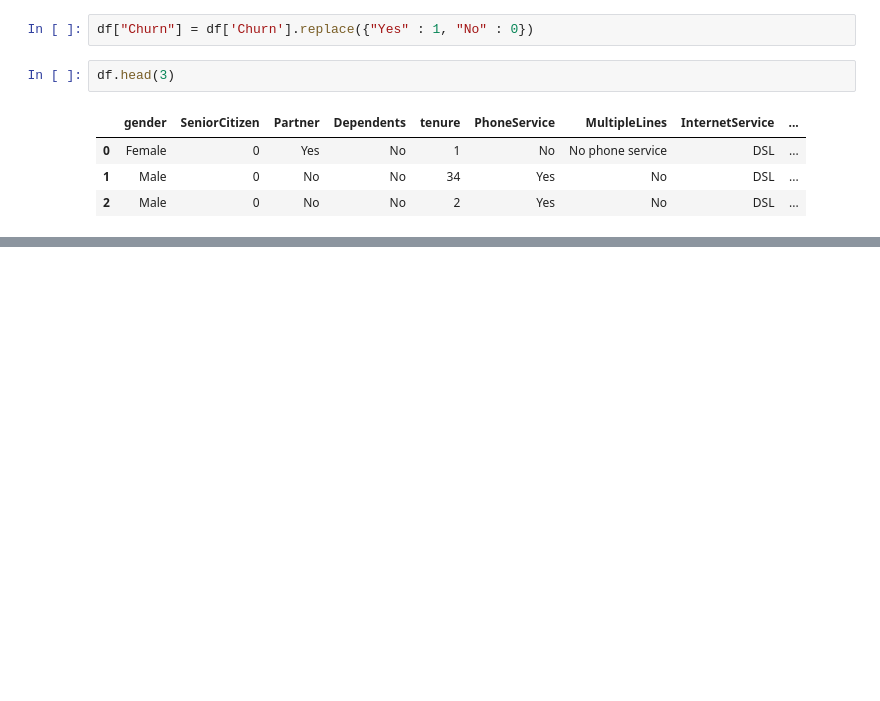
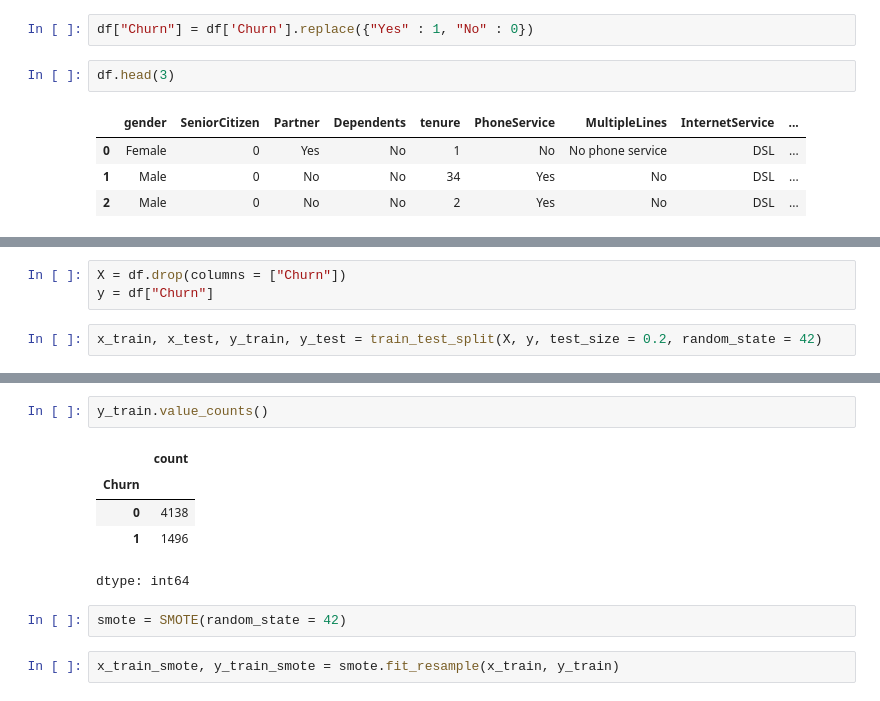
Before and after one commit to yshanukajay/Customer_churn_pred, a Jupyter notebook: Customer_churn_prediction.ipynb, the cells around one changed output, grey strips where cells are left out. Saved outputs shown, nothing was run; the diff lists cells and outputs as text; blank space fills up the shorter version.

```diff
--- a/Customer_churn_prediction.ipynb
+++ b/Customer_churn_prediction.ipynb
@@ -256,0 +327,5 @@ NameError: name 'df' is not defined
+# %%
+X = df.drop(columns = ["Churn"])
+y = df["Churn"]
+# %%
+x_train, x_test, y_train, y_test = train_test_split(X, y, test_size = 0.2, random_state = 42)
@@ -256,0 +336,12 @@ NameError: name 'df' is not defined
+# %%
+y_train.value_counts()
+# %% [output]
+|  | count |
+| Churn |  |
+| 0 | 4138 |
+| 1 | 1496 |
+dtype: int64
+# %%
+smote = SMOTE(random_state = 42)
+# %%
+x_train_smote, y_train_smote = smote.fit_resample(x_train, y_train)
```
Also changed, not shown: parts of 12 cells of this notebook.
